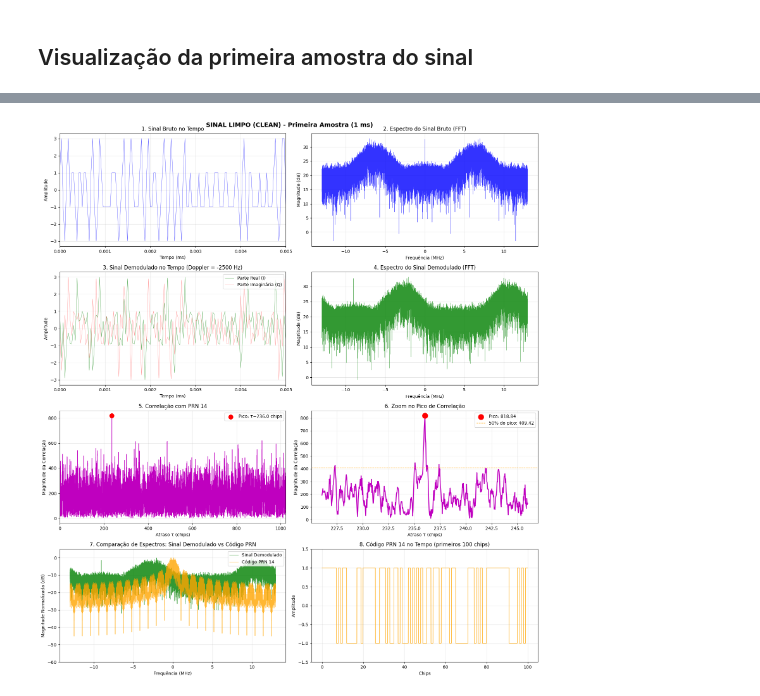
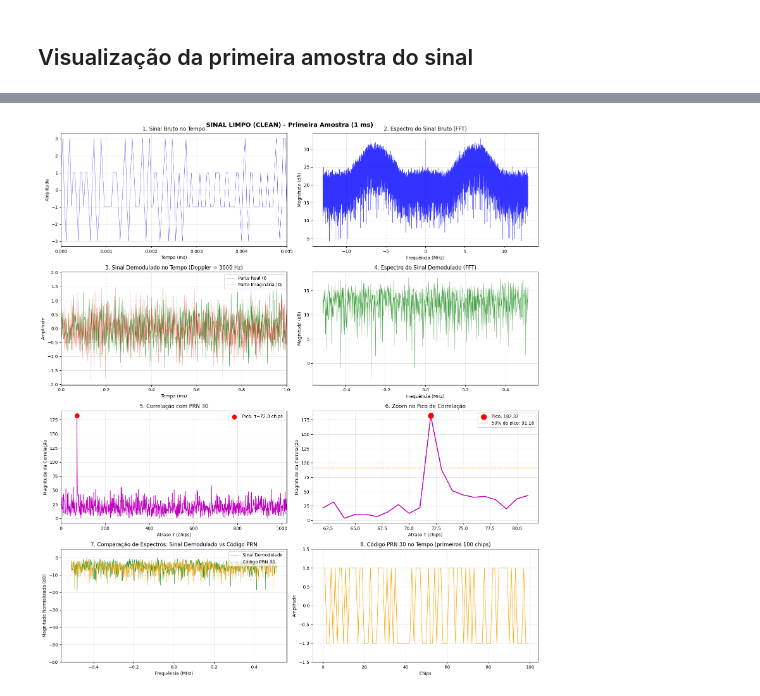
Before and after one commit to llucasEmanuel/gnss-spoofing-detection, a Jupyter notebook: feature_extraction.ipynb, the cells around one changed output, grey strips where cells are left out. Cells and saved outputs as stored; diff of their text form; code cells hidden in the pictures.

```diff
--- a/feature_extraction.ipynb
+++ b/feature_extraction.ipynb
@@ -137,7 +137,7 @@ PRN_G2_TAPS = [
     [5, 10], [4, 10], [1, 7], [2, 8], [4, 10]
 ]
 
-def generate_ca_code(prn_id, samples_per_chip, code_length=1023):
+def generate_ca_code(prn_id, fs, samples_per_code, code_length=1023, chip_rate=1.023e6):
     sv_index = prn_id - 1
 
     if prn_id < 1 or prn_id > len(PRN_G2_TAPS):
@@ -174,10 +174,18 @@ def generate_ca_code(prn_id, samples_per_chip, code_length=1023):
     # Conversão de chips (0, 1) para (-1, +1)
     bipolar_code_chips = 2 * ca_code_chips - 1
 
-    # Superamostragem dos chips para alcançar o tamanho desejado
-    bipolar_code_chips = np.repeat(bipolar_code_chips, samples_per_chip)
+    # --- ALTERAÇÃO: Amostragem correta baseada no tempo em vez de repetição ---
+    # Cria vetor de tempo para 1ms (ou o período do código)
+    t = np.arange(samples_per_code) / fs
 
-    return bipolar_code_chips
+    # Calcula em qual chip estamos para cada instante de tempo
+    # t * chip_rate dá o índice do chip (float), .astype(int) pega o índice inteiro
+    chip_indices = (t * chip_rate).astype(int) % code_length
+
+    # Mapeia os índices para os valores do código
+    sampled_code = bipolar_code_chips[chip_indices]
+
+    return sampled_code
 # %% [markdown]
 ## Correlação entre o sinal recebido e a réplica do código PRN GPS
 # %%
@@ -848,11 +871,29 @@ def visualize_first_sample(filepath):
 
     BLOCK_TIME = 0.001  # 1 ms
     samples_per_block = int(cfg["FS"] * BLOCK_TIME)
-    samples_per_block = (samples_per_block // cfg["SAMPLES_PER_CODE"]) * cfg["SAMPLES_PER_CODE"]
+    # samples_per_block = (samples_per_block // cfg["SAMPLES_PER_CODE"]) * cfg["SAMPLES_PER_CODE"]
 
     # Ler apenas a primeira amostra (1 bloco)
     try:
-        raw_data = np.fromfile(filepath, dtype=cfg["DTYPE"], count=samples_per_block)
+        if "TGS" in filename:
+            # Para arquivos TGS, ler o final do arquivo onde o spoofing está estabelecido
+            itemsize = np.dtype(cfg["DTYPE"]).itemsize
+            offset_bytes = samples_per_block * itemsize
+
+            with open(filepath, 'rb') as f:
+                f.seek(0, 2) # Seek to end
+                file_size = f.tell()
+                if file_size >= offset_bytes:
+                    f.seek(-offset_bytes, 2)
+                    raw_data = np.fromfile(f, dtype=cfg["DTYPE"], count=samples_per_block)
+                else:
+                    f.seek(0)
+                    raw_data = np.fromfile(f, dtype=cfg["DTYPE"], count=samples_per_block)
+            print(f"Lendo último bloco ({len(raw_data)} amostras) do arquivo TGS.")
+        else:
+            raw_data = np.fromfile(filepath, dtype=cfg["DTYPE"], count=samples_per_block)
+            print(f"Lendo primeiro bloco ({len(raw_data)} amostras) do arquivo Clean.")
+
         raw_data = raw_data.astype(np.float32)
     except FileNotFoundError:
         print(f"Erro: Arquivo '{filepath}' não encontrado.")
@@ -868,10 +909,17 @@ def visualize_first_sample(filepath):
     # Eixo de frequência
     freq_axis = np.fft.fftshift(np.fft.fftfreq(N, d=1/cfg["FS"])) / 1e6
 
-    # Gerar códigos PRN
+    # Gerar códigos PRN com 1023 amostras (1 amostra por chip)
+    target_samples = 1023
     prn_codes = {}
     for prn in range(1, 33):
-        prn_codes[prn] = generate_ca_code(prn, cfg["SAMPLES_PER_CHIP"], cfg["PRN_LENGTH"])
+        prn_codes[prn] = generate_ca_code(prn, cfg["FS"], target_samples) # Usando target_samples aqui pode estar errado se generate_ca_code usa fs para calcular indices.
+        # Na verdade, para gerar 1 amostra por chip exato, devemos passar fs=chip_rate ou ajustar a logica.
+        # A logica ajustada em generate_ca_code usa t = np.arange(samples_per_code) / fs.
+        # Se quisermos 1023 amostras, samples_per_code=1023.
+        # Se fs for a original, t vai de 0 a 1023/fs, que é muito curto (não 1ms).
+        # Para gerar o código correto com 1023 amostras representando 1ms, devemos usar fs = 1.023e6 (chip rate)
+        prn_codes[prn] = generate_ca_code(prn, 1.023e6, target_samples)
 
     doppler_freqs = np.arange(-cfg["DOPPLER_RANGE"], cfg["DOPPLER_RANGE"] + cfg["DOPPLER_STEP"], cfg["DOPPLER_STEP"])
 
@@ -886,11 +934,14 @@ def visualize_first_sample(filepath):
 
     for prn in range(1, 33):
         local_code_chips = prn_codes[prn]
-        local_code_replica = np.tile(local_code_chips, N // cfg["SAMPLES_PER_CODE"])
+        local_code_replica = local_code_chips # Sem tile, pois agora é 1ms exato com 1023 amostras
 
         for doppler in doppler_freqs:
             FC_local = cfg["FC"] + doppler
-            band_base_signal = demodulate(gps_signal, N, cfg["FS"], FC_local)
+            band_base_signal_high_res = demodulate(gps_signal, N, cfg["FS"], FC_local)
+
+            # Downsample para 1023 amostras
+            band_base_signal = signal.resample(band_base_signal_high_res, target_samples)
 
             correlation_magnitude = correlate_signals(band_base_signal, local_code_replica)
             current_max = np.max(correlation_magnitude)
@@ -931,21 +982,27 @@ def visualize_first_sample(filepath):
     ax2.grid(True, alpha=0.3)
 
     # ========== 3. SINAL DEMODULADO NO TEMPO ==========
+    # Ajustar eixo de tempo para o sinal downsampled (1023 amostras em 1ms)
+    t_downsampled = np.arange(target_samples) / 1.023e6 * 1000 # ms
+
     ax3 = axes[1, 0]
-    ax3.plot(t, np.real(best_band_base), 'g-', linewidth=0.5, alpha=0.8, label='Parte Real (I)')
-    ax3.plot(t, np.imag(best_band_base), 'r-', linewidth=0.5, alpha=0.5, label='Parte Imaginária (Q)')
+    ax3.plot(t_downsampled, np.real(best_band_base), 'g-', linewidth=0.5, alpha=0.8, label='Parte Real (I)')
+    ax3.plot(t_downsampled, np.imag(best_band_base), 'r-', linewidth=0.5, alpha=0.5, label='Parte Imaginária (Q)')
     ax3.set_xlabel('Tempo (ms)')
     ax3.set_ylabel('Amplitude')
     ax3.set_title(f'3. Sinal Demodulado no Tempo (Doppler = {best_doppler} Hz)')
     ax3.legend(loc='upper right')
     ax3.grid(True, alpha=0.3)
-    ax3.set_xlim([0, 0.005])
+    ax3.set_xlim([0, 1.0]) # 1ms
 
     # ========== 4. SINAL DEMODULADO NA FREQUÊNCIA ==========
     ax4 = axes[1, 1]
     fft_demod = np.fft.fftshift(np.fft.fft(best_band_base))
+    # Eixo de frequencia para o sinal downsampled (fs = 1.023 MHz)
+    freq_axis_demod = np.fft.fftshift(np.fft.fftfreq(target_samples, d=1/1.023e6)) / 1e6
+
     spectrum_demod = 10 * np.log10(np.abs(fft_demod) + 1e-10)
-    ax4.plot(freq_axis, spectrum_demod, 'g-', linewidth=0.5, alpha=0.8)
+    ax4.plot(freq_axis_demod, spectrum_demod, 'g-', linewidth=0.5, alpha=0.8)
     ax4.set_xlabel('Frequência (MHz)')
     ax4.set_ylabel('Magnitude (dB)')
     ax4.set_title('4. Espectro do Sinal Demodulado (FFT)')
@@ -953,12 +1010,13 @@ def visualize_first_sample(filepath):
 
     # ========== 5. CORRELAÇÃO COM MELHOR PRN ==========
     ax5 = axes[2, 0]
-    tau_axis = np.arange(len(best_correlation)) / cfg["SAMPLES_PER_CHIP"]
+    # Samples per chip agora é 1
+    tau_axis = np.arange(len(best_correlation)) # Já está em chips
     ax5.plot(tau_axis, best_correlation, 'm-', linewidth=1)
 
     # Marcar o pico
     peak_idx = np.argmax(best_correlation)
-    peak_tau = peak_idx / cfg["SAMPLES_PER_CHIP"]
+    peak_tau = peak_idx # Já está em chips
     peak_val = best_correlation[peak_idx]
     ax5.scatter(peak_tau, peak_val, color='red', s=100, zorder=5,
                 label=f'Pico: τ={peak_tau:.1f} chips')
@@ -975,7 +1033,7 @@ def visualize_first_sample(filepath):
 
     # Zoom: ±10 chips ao redor do pico
     zoom_chips = 10
-    zoom_samples = int(zoom_chips * cfg["SAMPLES_PER_CHIP"])
+    zoom_samples = int(zoom_chips * 1) # samples_per_chip = 1
     start_idx = max(0, peak_idx - zoom_samples)
     end_idx = min(len(best_correlation), peak_idx + zoom_samples)
 
@@ -1001,7 +1059,7 @@ def visualize_first_sample(filepath):
     ax7 = axes[3, 0]
 
     # Aplicar janela de Hanning para visualização
-    window = np.hanning(N)
+    window = np.hanning(target_samples)
 
     # FFT do sinal demodulado (com janela)
     fft_demod_windowed = np.fft.fftshift(np.fft.fft(best_band_base * window))
@@ -1015,8 +1073,8 @@ def visualize_first_sample(filepath):
     spectrum_demod_norm = spectrum_demod_windowed - np.max(spectrum_demod_windowed)
     spectrum_prn_norm = spectrum_prn - np.max(spectrum_prn)
 
-    ax7.plot(freq_axis, spectrum_demod_norm, 'g-', linewidth=0.8, alpha=0.8, label='Sinal Demodulado')
-    ax7.plot(freq_axis, spectrum_prn_norm, 'orange', linewidth=0.8, alpha=0.8, label=f'Código PRN {best_prn}')
+    ax7.plot(freq_axis_demod, spectrum_demod_norm, 'g-', linewidth=0.8, alpha=0.8, label='Sinal Demodulado')
+    ax7.plot(freq_axis_demod, spectrum_prn_norm, 'orange', linewidth=0.8, alpha=0.8, label=f'Código PRN {best_prn}')
     ax7.set_xlabel('Frequência (MHz)')
     ax7.set_ylabel('Magnitude Normalizada (dB)')
     ax7.set_title('7. Comparação de Espectros: Sinal Demodulado vs Código PRN')
@@ -1029,8 +1087,8 @@ def visualize_first_sample(filepath):
 
     # Mostrar apenas os primeiros 100 chips do código PRN
     chips_to_show = 100
-    samples_to_show = int(chips_to_show * cfg["SAMPLES_PER_CHIP"])
-    t_prn = np.arange(samples_to_show) / cfg["SAMPLES_PER_CHIP"]
+    samples_to_show = int(chips_to_show * 1) # samples_per_chip = 1
+    t_prn = np.arange(samples_to_show) # chips
 
     ax8.plot(t_prn, best_code_replica[:samples_to_show], 'orange', linewidth=1)
     ax8.set_xlabel('Chips')
@@ -1045,12 +1103,12 @@ def visualize_first_sample(filepath):
     # ========== INFORMAÇÕES ADICIONAIS ==========
     # Normalizar correlação
     corr_norm, peak_snr, phase = normalize_correlation_by_noise(
-        best_correlation, cfg['SAMPLES_PER_CODE'], cfg['PRN_LENGTH']
+        best_correlation, target_samples, cfg['PRN_LENGTH']
     )
 
     # Calcular largura do pico
     above_half = best_correlation > half_peak
-    correlation_width = np.sum(above_half) / cfg["SAMPLES_PER_CHIP"]
+    correlation_width = np.sum(above_half) # samples_per_chip = 1
 
     print(f"\n{'='*50}")
     print(f"  MÉTRICAS DA PRIMEIRA AMOSTRA")
@@ -1100,4 +1158,4 @@ Valor máximo de correlação: 818.84
-[figure, old version]
+[figure, new version]
 ==================================================
   MÉTRICAS DA PRIMEIRA AMOSTRA
 ==================================================
```
Also changed, not shown: parts of 6 cells of this notebook, 7 other files.
